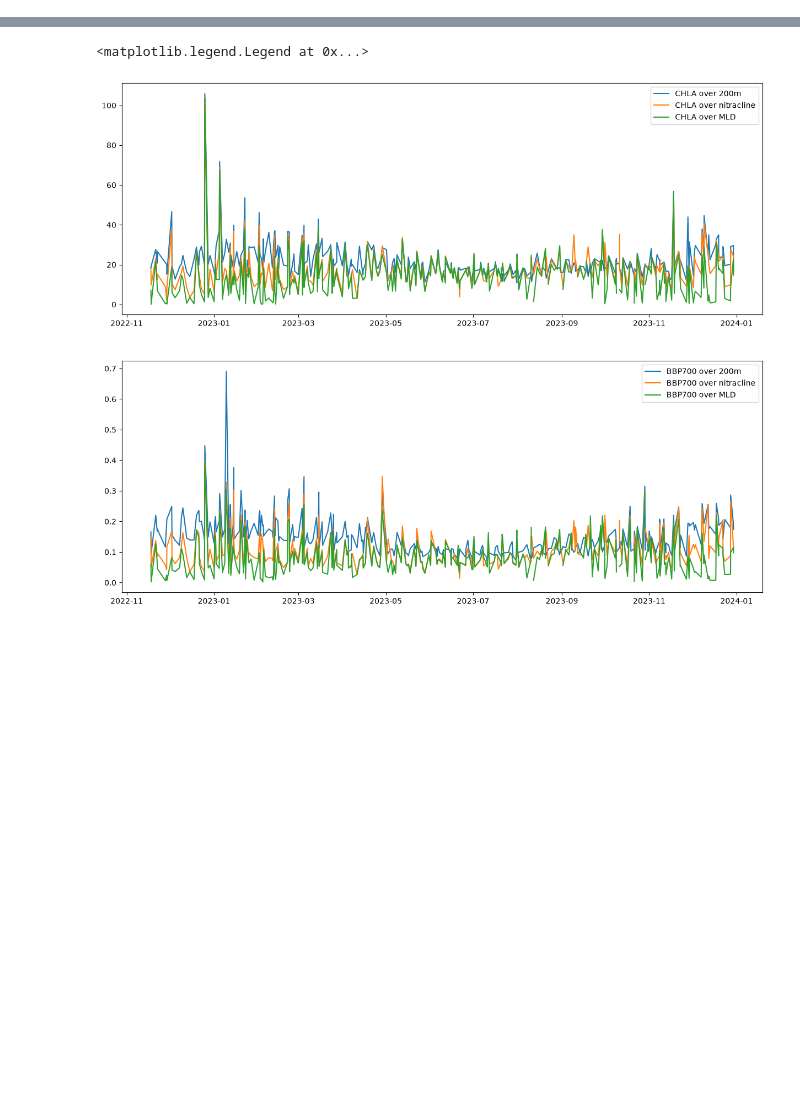
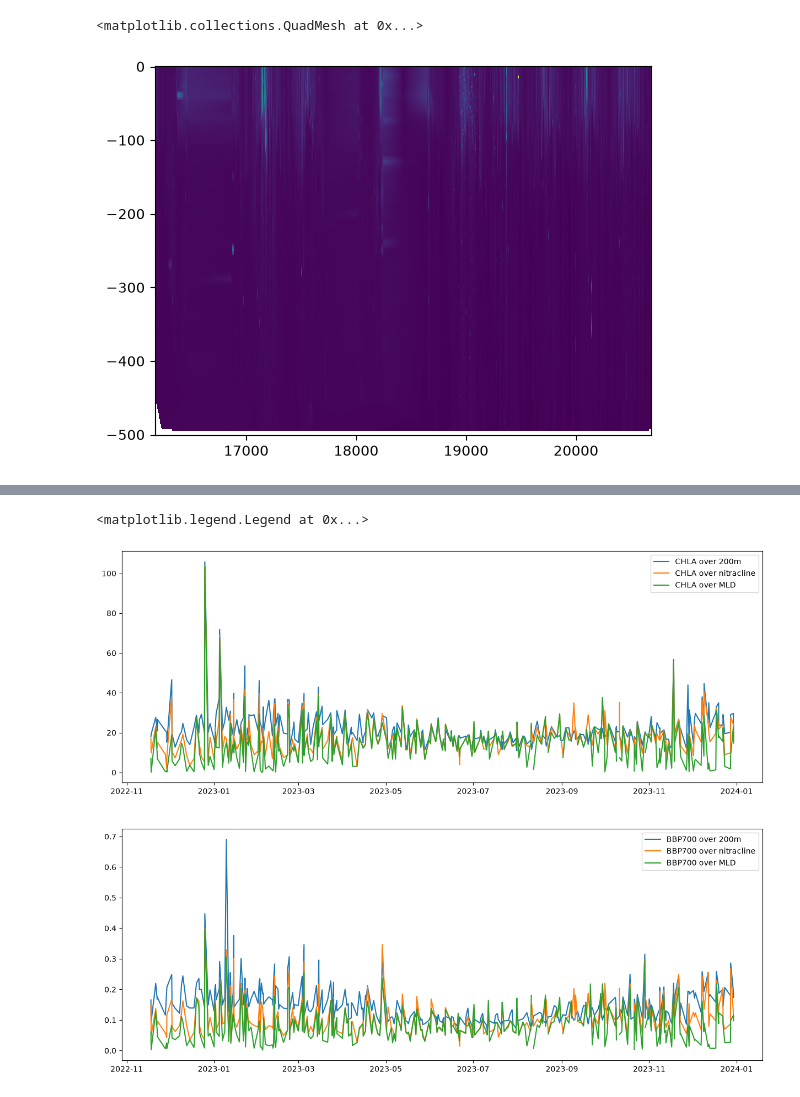
Before and after one commit to go-bgc/Marine-Heat-Waves, a Jupyter notebook: contributors/abby/more_processing.ipynb, the cells around one changed output, grey strips where cells are left out. Cells and saved outputs as stored; diff of their text form; code cells hidden in the pictures; blank space fills up the shorter version.

```diff
--- a/contributors/abby/more_processing.ipynb
+++ b/contributors/abby/more_processing.ipynb
@@ -616,14 +1263,33 @@ def get_nitrate_threshold_depth(group, threshold=1.0):
 # %%
-density_threshold_depth = (
-    df5
-    .groupby(["JULD", "PLATFORM_NUMBER", "CYCLE_NUMBER"])
-    .apply(get_density_threshold_depth)
-    .reset_index(name='density_threshold_depth')
+# ----------------------
+# MHW
+# ----------------------
+
+df_mhw = add_profile_threshold(
+    df_mhw,
+    get_density_threshold_depth,
+    "MLD"
 )
 
-nitrate_threshold_depth = (
-    df5
-    .groupby(["JULD", "PLATFORM_NUMBER", "CYCLE_NUMBER"])
-    .apply(get_nitrate_threshold_depth)
-    .reset_index(name='nitrate_threshold_depth')
+df_mhw = add_profile_threshold(
+    df_mhw,
+    get_nitrate_threshold_depth,
+    "Nitracline"
 )
+
+
+# ----------------------
+# CLIMATOLOGY
+# ----------------------
+
+df_clim = add_profile_threshold(
+    df_clim,
+    get_density_threshold_depth,
+    "MLD"
+)
+
+df_clim = add_profile_threshold(
+    df_clim,
+    get_nitrate_threshold_depth,
+    "Nitracline"
+)
@@ -745,3 +1440,8 @@ plt.tight_layout()
+# %%
+plt.pcolormesh(XI,YI,ZI)
+# %% [output]
+<matplotlib.collections.QuadMesh at 0x...>
+[figure, added]
 # %%
 def integrate_over_variable_depth(
     group,
```
Also changed, not shown: parts of 24 cells of this notebook.
